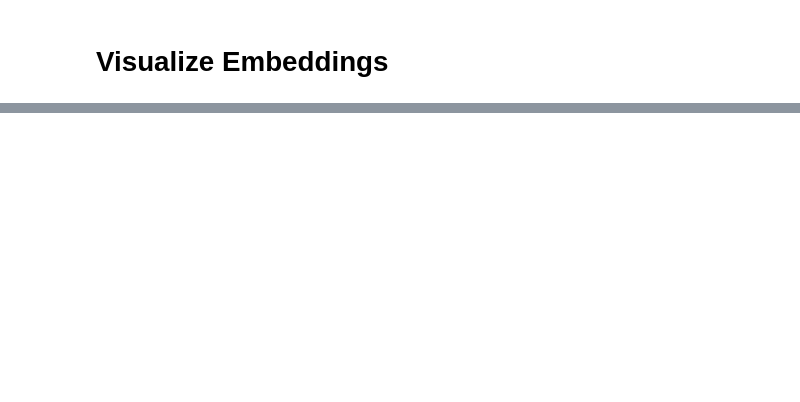
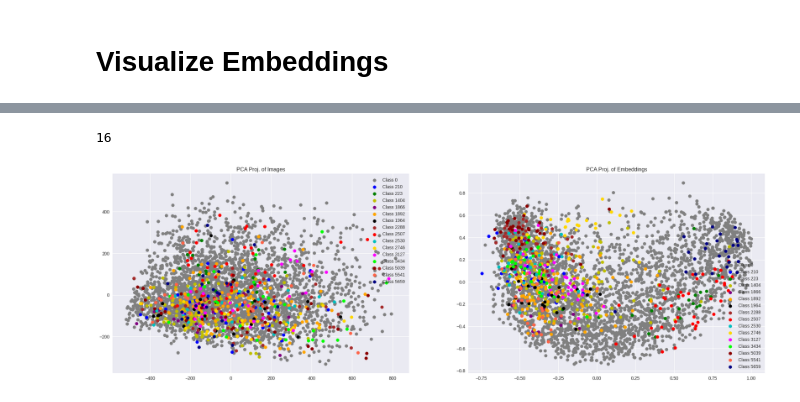
Before and after one commit to FreddieHorn/CudaVisionWS23, a Jupyter notebook: Assignment7/assignment7_working_copy.ipynb, the cells around one changed output, grey strips where cells are left out. Cells and saved outputs as stored; diff of their text form; code cells hidden in the pictures; blank space fills up the shorter version.

```diff
--- a/Assignment7/assignment7_working_copy.ipynb
+++ b/Assignment7/assignment7_working_copy.ipynb
@@ -377,3 +386,7 @@ utils.plot_loss_epoch(trainer.train_loss, trainer.train_loss)
+# %%
+# model = trainer.model
+device = trainer.device
+model = model.eval()
 # %%
 labels = torch.Tensor([l for _,l in test_dataset])
 device = 'cuda' if torch.cuda.is_available() else 'cpu'
@@ -396,0 +430,45 @@ OutOfMemoryError: CUDA out of memory. Tried to allocate 84.00 MiB. GPU 0 has a t
+# %%
+# Filter out labels, which occur less than k times in our dataset
+
+assert 0 not in same_labels, "0 in same_labels change the label of the undefined cluster"
+
+filtered_labels = [int(labels[i].item()) if labels[i] in same_labels else 0 for i in range(labels.__len__())]
+# %%
+pca_imgs = PCA(n_components=2).fit_transform(imgs_flat)
+pca_embs = PCA(n_components=2).fit_transform(embs)
+
+'''
+pca_imgs_object = PCA(n_components=2).fit(imgs_flat)
+pca_embs_object = PCA(n_components=2).fit(embs)
+'''
+# %%
+np.unique(filtered_labels).__len__()
+# %% [output]
+16
+# %%
+def display_projections(points, labels, ax=None, legend=None):
+    """ Displaying low-dimensional data projections """
+
+    COLORS = ['grey', 'b', 'g', 'y', 'purple', 'orange', 'k', 'brown', 'r',
+              'c', "gold", "fuchsia", "lime", "darkred", "tomato", "navy"]
+
+    legend = [f"Class {l}" for l in np.unique(labels)] if legend is None else legend
+    if(ax is None):
+        _, ax = plt.subplots(1,1,figsize=(12,6))
+
+    for i,l in enumerate(np.unique(labels)):
+        idx = np.where(l==labels)
+
+        ax.scatter(points[idx, 0], points[idx, 1], label=legend[int(i)], c=COLORS[i])
+    ax.legend(loc="best")
+# %%
+N = 5000
+plt.style.use('seaborn')
+fig,ax = plt.subplots(1,2,figsize=(26,8))
+display_projections(pca_imgs[:N], filtered_labels[:N], ax=ax[0])
+ax[0].set_title("PCA Proj. of Images")
+display_projections(pca_embs[:N], filtered_labels[:N], ax=ax[1])
+ax[1].set_title("PCA Proj. of Embeddings")
+plt.show()
+# %% [output]
+[figure, added]
```
Also changed, not shown: parts of 14 cells of this notebook.
